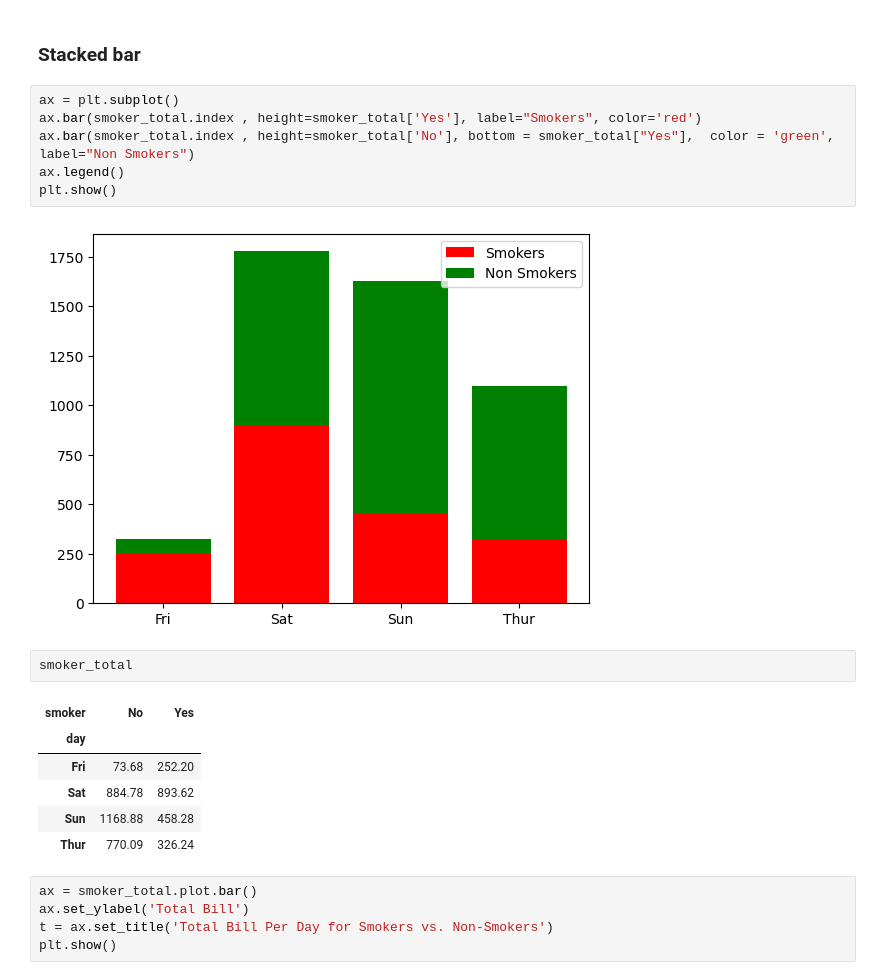
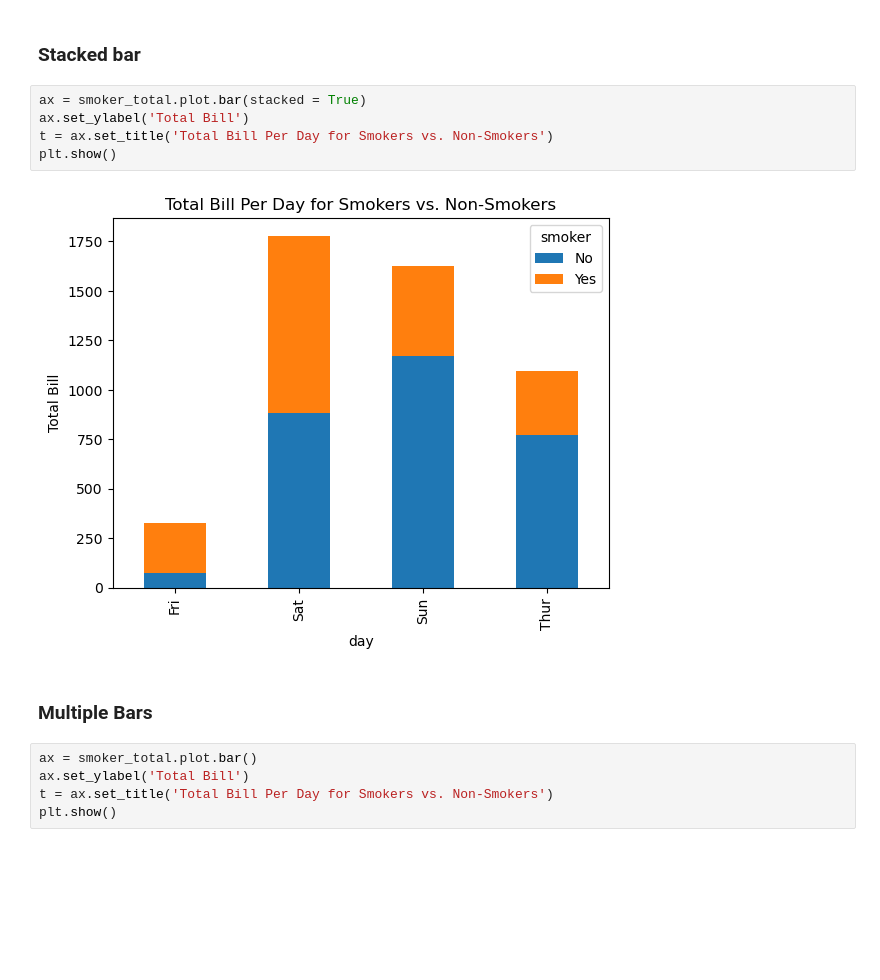
Before and after one commit to srikanthpragada/DS_15_DEC_2025, a Jupyter notebook: plots/matplotlibdemo.ipynb, the cells around one changed output. Drawn from its saved outputs; the diff is of its cells as text; blank space fills up the shorter version.

```diff
--- a/plots/matplotlibdemo.ipynb
+++ b/plots/matplotlibdemo.ipynb
@@ -240,23 +240,15 @@ smoker_total
 | Thur | 770.09 | 326.24 |
 # %% [markdown]
 ### Stacked bar
-# %%
-ax = plt.subplot()
-ax.bar(smoker_total.index , height=smoker_total['Yes'], label="Smokers", color='red')
-ax.bar(smoker_total.index , height=smoker_total['No'], bottom = smoker_total["Yes"],  color = 'green',  label="Non Smokers")
-ax.legend()
-plt.show()
-# %% [output]
-[figure, removed]
-# %%
-smoker_total
-# %% [output]
-| smoker | No | Yes |
-| day |  |  |
-| Fri | 73.68 | 252.20 |
-| Sat | 884.78 | 893.62 |
-| Sun | 1168.88 | 458.28 |
-| Thur | 770.09 | 326.24 |
+# %%
+ax = smoker_total.plot.bar(stacked = True)
+ax.set_ylabel('Total Bill')
+t = ax.set_title('Total Bill Per Day for Smokers vs. Non-Smokers')
+plt.show()
+# %% [output]
+[figure, added]
+# %% [markdown]
+### Multiple Bars
 # %%
 ax = smoker_total.plot.bar()
 ax.set_ylabel('Total Bill')
```
Also changed, not shown: 2 other files.
